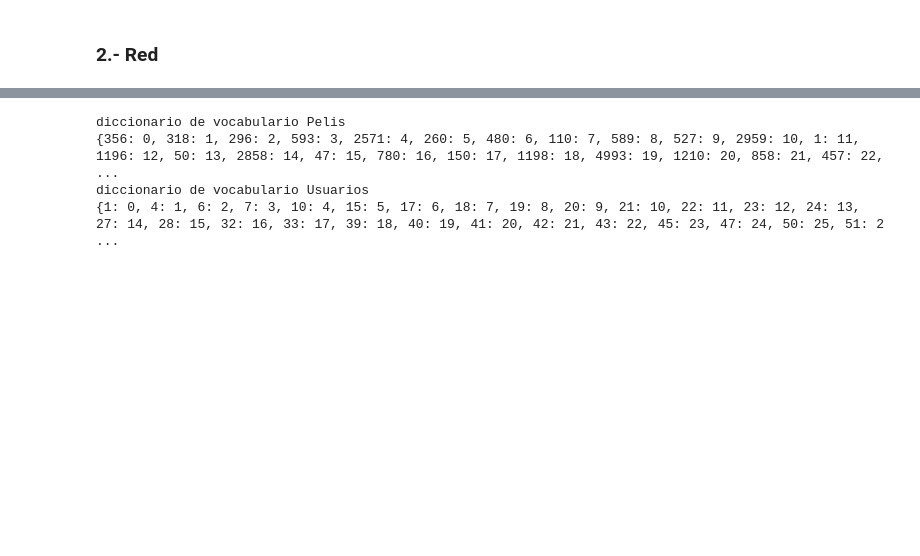
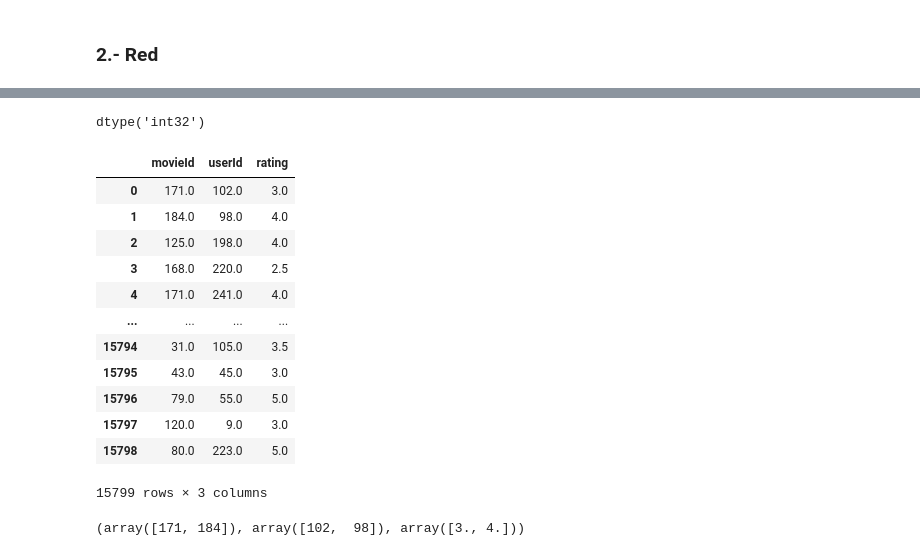
Before and after one commit to juanpsch/aprendizaje_profundo, a Jupyter notebook: Examen/SCHAMUN-JUANPABLO-DL_Examen_OCTUBRE_2023.ipynb, the cells around one changed output, grey strips where cells are left out. Cells and saved outputs as stored; diff of their text form; code cells hidden in the pictures; blank space fills up the shorter version.

```diff
--- a/Examen/SCHAMUN-JUANPABLO-DL_Examen_OCTUBRE_2023.ipynb
+++ b/Examen/SCHAMUN-JUANPABLO-DL_Examen_OCTUBRE_2023.ipynb
@@ -261,11 +305,11 @@ print(df.shape)
 pelis = df.groupby(['movieId'])['userId'].count().sort_values(ascending=False)[:200].index
 df1 = df.groupby(['userId'])['movieId'].count()
 usuarios = df1[df1 >= 100].index
-data = df[(df['userId'].isin(usuarios)) & (df['movieId'].isin(pelis))]
+dfFiltrado = df[(df['userId'].isin(usuarios)) & (df['movieId'].isin(pelis))]
 
-print(data['userId'].unique().shape)
-print(data['movieId'].unique().shape)
-print(data.shape)
+print(dfFiltrado['userId'].unique().shape)
+print(dfFiltrado['movieId'].unique().shape)
+print(dfFiltrado.shape)
 # %% [output]
 (248,)
 (200,)
@@ -274,0 +346,24 @@ print(data.shape)
+# %%
+# armamos un diccionario que me mapee el un índex
+# para pelis
+peli_to_idx = {peliId: i for i, peliId in enumerate(set(pelis))}
+idx_to_peli = {i:peliId for i, peliId in enumerate(set(pelis))}
+# Vector de pelis_idx en el dataset
+pelis_idx = np.array([peli_to_idx[value] for value in pelis])
+# Divido el vector pelis_idx en entrenamiento y validación
+pelis_idx_train = pelis_idx[train_idx]
+pelis_idx_valid = pelis_idx[valid_idx]
+
+# para usuarios
+user_to_idx = {userId: i for i, userId in enumerate(set(usuarios))}
+idx_to_user = {i:userId for i, userId in enumerate(set(usuarios))}
+# Vector de users_idx en el dataset
+users_idx = np.array([user_to_idx[value] for value in usuarios])
+# Divido el vector users_idx en entrenamiento y validación
+users_idx_train = users_idx[train_idx]
+users_idx_valid = users_idx[valid_idx]
+
+print('diccionario de vocabulario Pelis')
+print(peli_to_idx)
+print('diccionario de vocabulario Usuarios')
+print(user_to_idx)
@@ -274,0 +390,20 @@ print(data.shape)
+# %%
+pelis_idx_train.dtype
+# %% [output]
+dtype('int32')
+# %%
+pd.DataFrame([pelis_idx_train, users_idx_train, rating_train], index=['movieId', 'userId', 'rating']).transpose()
+# %% [output]
+|  | movieId | userId | rating |
+| 0 | 171.0 | 102.0 | 3.0 |
+| 1 | 184.0 | 98.0 | 4.0 |
+| 2 | 125.0 | 198.0 | 4.0 |
+| 3 | 168.0 | 220.0 | 2.5 |
+| 4 | 171.0 | 241.0 | 4.0 |
+| ... | ... | ... | ... |
+| 15794 | 31.0 | 105.0 | 3.5 |
+| 15795 | 43.0 | 45.0 | 3.0 |
+| 15796 | 79.0 | 55.0 | 5.0 |
+| 15797 | 120.0 | 9.0 | 3.0 |
+| 15798 | 80.0 | 223.0 | 5.0 |
+15799 rows × 3 columns
@@ -274,0 +413,4 @@ print(data.shape)
+# %%
+train_ds_embeddings[:2]
+# %% [output]
+(array([171, 184]), array([102,  98]), array([3., 4.]))
@@ -297,15 +451,0 @@ class red(torch.nn.Module):
-# %%
-# armamos un diccionario que me mapee el un índex
-# para pelis
-peli_to_idx = {peliId: i for i, peliId in enumerate(pelis)}
-# para usuarios
-user_to_idx = {userId: i for i, userId in enumerate(usuarios)}
-print('diccionario de vocabulario Pelis')
-print(peli_to_idx)
-print('diccionario de vocabulario Usuarios')
-print(user_to_idx)
-# %% [output]
-diccionario de vocabulario Pelis
-{356: 0, 318: 1, 296: 2, 593: 3, 2571: 4, 260: 5, 480: 6, 110: 7, 589: 8, 527: 9, 2959: 10, 1: 11, 1196: 12, 50: 13, 2858: 14, 47: 15, 780: 16, 150: 17, 1198: 18, 4993: 19, 1210: 20, 858: 21, 457: 22, ...
-diccionario de vocabulario Usuarios
-{1: 0, 4: 1, 6: 2, 7: 3, 10: 4, 15: 5, 17: 6, 18: 7, 19: 8, 20: 9, 21: 10, 22: 11, 23: 12, 24: 13, 27: 14, 28: 15, 32: 16, 33: 17, 39: 18, 40: 19, 41: 20, 42: 21, 43: 22, 45: 23, 47: 24, 50: 25, 51: 2 ...
```
Also changed, not shown: parts of 35 cells of this notebook, 1 other file.
